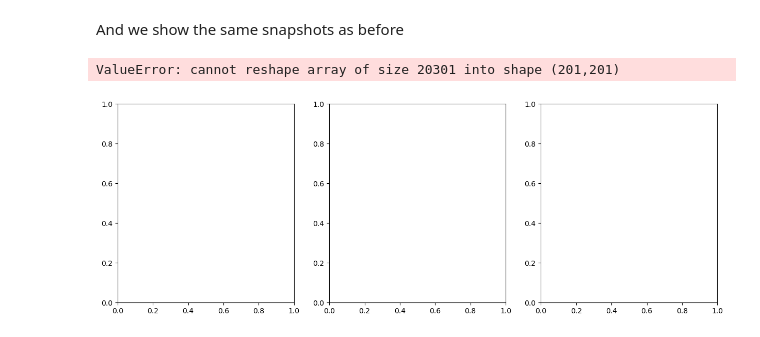
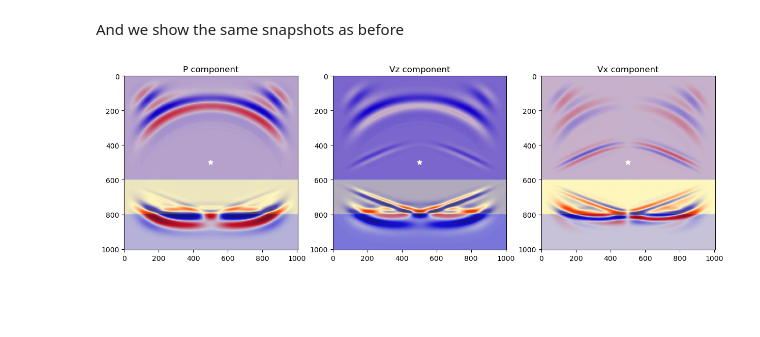
Before and after one commit to gpap-gpap/mantis-core-examples, a Jupyter notebook: Example_5_Finite_difference.ipynb, the cells around one changed output. Drawn from its saved outputs; the diff is of its cells as text; code cells hidden in the pictures; blank space fills up the shorter version.

```diff
--- a/Example_5_Finite_difference.ipynb
+++ b/Example_5_Finite_difference.ipynb
@@ -104,7 +107,7 @@ fig, ax = plt.subplots(1, 3, figsize = (15, 5))
 components = ["P", "Vz", "Vx"]
 for i, component in enumerate(components):
     image = np.fromfile(
-        f"./wave_modelling_backend/test/snapshots/{component}-0005000.bin",
+        f"./wave_modelling_backend/temp/isotropic/snapshots/{component}-0005000.bin",
         dtype=np.dtype("float32"),
     ).reshape(201, 201)[::-1].T
 
@@ -161,33 +166,32 @@ And we show the same snapshots as before
 # %%
 import numpy as np
 import matplotlib.pyplot as plt
 minx = 0
 maxx = setup_parameters.data["nxtot"] * setup_parameters.data["dl"]
 minz = 0
 maxz = setup_parameters.data["nztot"] * setup_parameters.data["dl"]
 sourcex = setup_parameters.data["x_source"]
 sourcez = setup_parameters.data["z_source"]
 fig, ax = plt.subplots(1, 3, figsize=(15, 5))
 components = ["P", "Vz", "Vx"]
 for i, component in enumerate(components):
     image = (
         np.fromfile(
-            f"./wave_modelling_backend/temp/snapshots/{component}-0005000.bin",
+            f"./wave_modelling_backend/temp/hudson/snapshots/{component}-0005000.bin",
             dtype=np.dtype("float32"),
         )
         .reshape(201, 201)[::-1]
         .T
     )
 
     ax[i].imshow(
         image, extent=[minx, maxx, maxz, minz], label=component, cmap="seismic"
     )
     ax[i].imshow(
         np.sqrt(a11), extent=[minx, maxx, maxz, minz], label=component, alpha=0.3
     )
     ax[i].scatter(sourcex, sourcez, c="w", s=50, marker="*", label="source")
 
     ax[i].set_title(f"{component} component")
 # %% [output]
-ValueError: cannot reshape array of size 20301 into shape (201,201)
-[figure, old version]
+[figure, new version]
```
Also changed, not shown: parts of 3 cells of this notebook.
